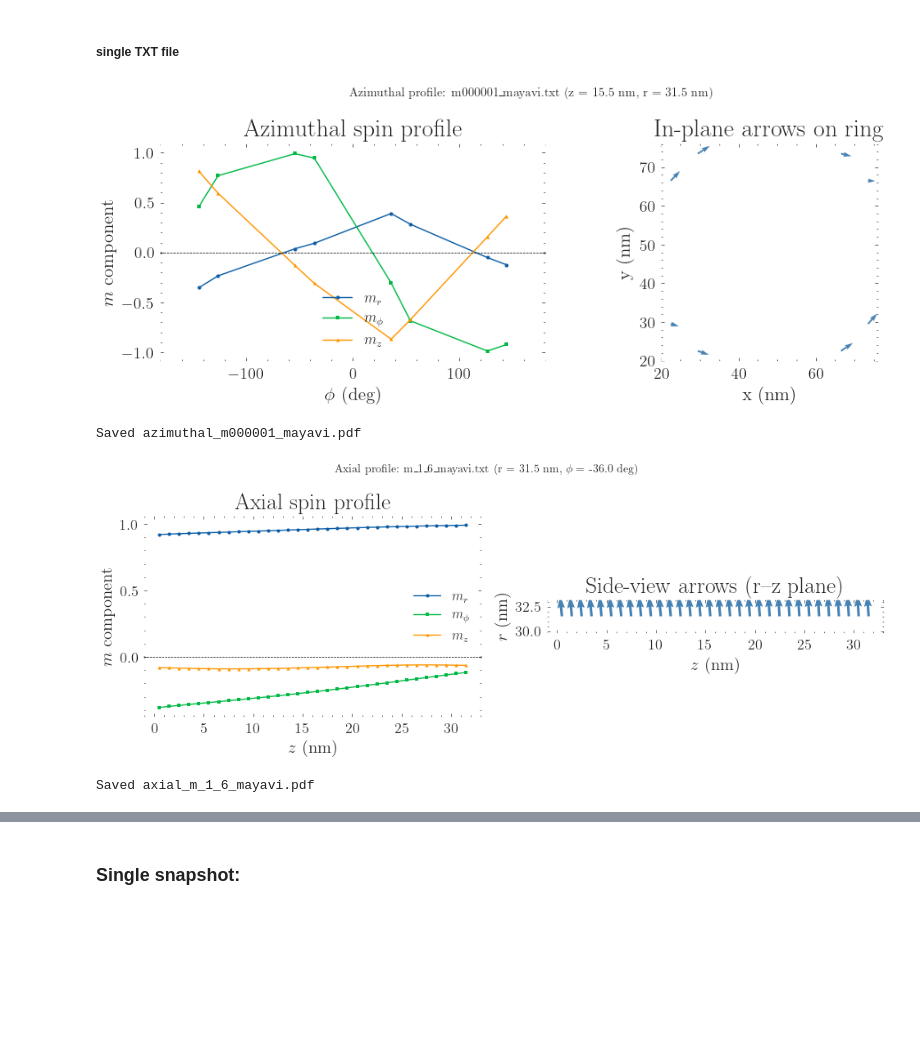
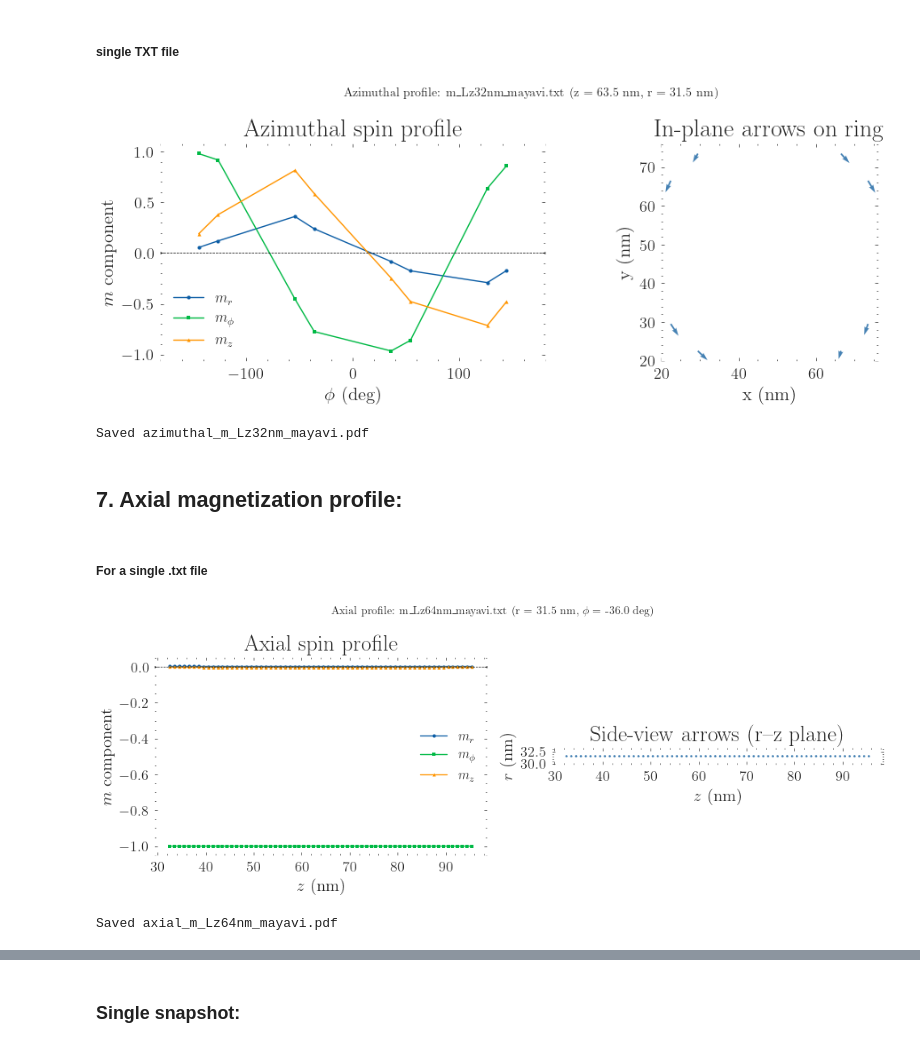
Before and after one commit to itxasoma/mumax3, a Jupyter notebook: nanotube_analysis.ipynb, the cells around one changed output, grey strips where cells are left out. Cells and saved outputs as stored; diff of their text form; code cells hidden in the pictures; blank space fills up the shorter version.

```diff
--- a/nanotube_analysis.ipynb
+++ b/nanotube_analysis.ipynb
@@ -89,12 +90,23 @@ CASES = {
         "description":    "Set A-vortex-scan: FeGe Table 3, no H, no D --> vortex-state test",
     },
 
+    "setA-Lscan": {
+        "sim_dir":        "setA-Cortes-Ortuno/setA-Lscan.out",
+        "field_type":     "none",           # flower-state test: no H, no D scan
+        "N_D":            1,
+        "N_H":            1,
+        "Msat":           0.384e6,          # A/m  (FeGe, Table 3)
+        "D_max":          0.0,              # no DMI in this test
+        "B_max_override": 0.0,             # no field in this test
+        "description":    "Set A-Lscan: FeGe Table 3, no H, no D --> vortex-state test",
+    },
+
 }
 
 # -----------------------------------------------
 #  SELECT CASE HERE
 # -----------------------------------------------
-CASE = "setA-flower-scan"
+CASE = "setA-Lscan"
 # -----------------------------------------------
 
 cfg = CASES[CASE]
@@ -157,7 +169,7 @@ Region (nm) : [0. 0. 0.]  -->  [96. 96. 32.]
 # %%
 # --- ONLY EDIT THIS CELL TO SWITCH BETWEEN CASES ---
 
-CASE = "setA-flower-scan"          # options: "setA" or "setA-Hrad" or other
+CASE = "setA-Lscan"          # options: "setA" or "setA-Hrad" or other
 
 if CASE == "setA":
     SIM_DIR = "setA-Cortes-Ortuno/setA.out"
@@ -657,7 +616,7 @@ Saved azimuthal_m000001.pdf
 # %% [markdown]
 ##### single TXT file
 # %%
-TXT_FILE = "/Users/itxaso/MASTER-codi/2-TFM/mumax3/setA-Cortes-Ortuno/setA-Hrad-2.out/m000001_mayavi.txt"   # ← change this
+TXT_FILE = "/Users/itxaso/MASTER-codi/2-TFM/mumax3/setA-Cortes-Ortuno/setA-Lscan.out/m_Lz32nm_mayavi.txt"   # change this
 
 # --- Geometry (mid-shell ring) ---
 R_sample = 27.0   # nm  — (R_in + R_out) / 2 of your nanotube
@@ -749,8 +708,12 @@ plt.show()
 plt.close(fig)
 print(f'Saved {savename}')
 # %% [output]
-[figure, old version]
+[figure, new version]
-Saved azimuthal_m000001_mayavi.pdf
+Saved azimuthal_m_Lz32nm_mayavi.pdf
+# %% [markdown]
+## 7. Axial magnetization profile:
+# %% [markdown]
+##### For a single .txt file
 # %%
 # ─────────────────────────────────────────────────────────────────────────────
 # Axial spin profile  —  single TXT file
@@ -758,7 +721,7 @@ Saved azimuthal_m000001_mayavi.pdf
 # ─────────────────────────────────────────────────────────────────────────────
 
 # --- Point to the file you want to inspect ---
-TXT_FILE = "/Users/itxaso/MASTER-codi/2-TFM/mumax3/setA-Cortes-Ortuno/setA-flower-scan.out/m_1_6_mayavi.txt"
+TXT_FILE = "/Users/itxaso/MASTER-codi/2-TFM/mumax3/setA-Cortes-Ortuno/setA-Lscan.out/m_Lz64nm_mayavi.txt"
 
 # --- Geometry ---
 R_sample  = 27.0   # nm  — radial shell to sample (R_in + R_out) / 2
@@ -820,32 +783,32 @@ ax.yaxis.set_minor_locator(AutoMinorLocator())
 ax.grid(alpha=0.25)
 ax.legend(frameon=False)
 
 # --- right panel: side-view arrows (x-z plane) ---
 ax = axes[1]
 ax.quiver(z_col, np.full_like(z_col, r_ring),
           mz_col, mr_col,
           scale=15, color='steelblue')
 ax.set_xlabel(r'$z$ (nm)')
 ax.set_ylabel(r'$r$ (nm)')
 ax.set_title('Side-view arrows (r--z plane)')
 ax.set_aspect('equal')
 ax.xaxis.set_minor_locator(AutoMinorLocator())
 ax.yaxis.set_minor_locator(AutoMinorLocator())
 ax.grid(alpha=0.25)
 
 # ── suptitle & save ───────────────────────────────────────────────────────────
 plt.suptitle(
     f'Axial profile: {os.path.basename(TXT_FILE)}  '
     f'(r = {r_ring:.1f} nm,  $\\phi$ = {phi_pick:.1f} deg)',
     fontsize=10,
 )
 plt.tight_layout()
 
 savename = f'axial_{os.path.splitext(os.path.basename(TXT_FILE))[0]}.pdf'
 plt.savefig(os.path.join(PLOTS_DIR, savename), dpi=150, bbox_inches='tight')
 plt.show()
 plt.close(fig)
 print(f'Saved {savename}')
 # %% [output]
-[figure, old version]
+[figure, new version]
-Saved axial_m_1_6_mayavi.pdf
+Saved axial_m_Lz64nm_mayavi.pdf
```
Also changed, not shown: parts of 11 cells of this notebook, 17 other files.
